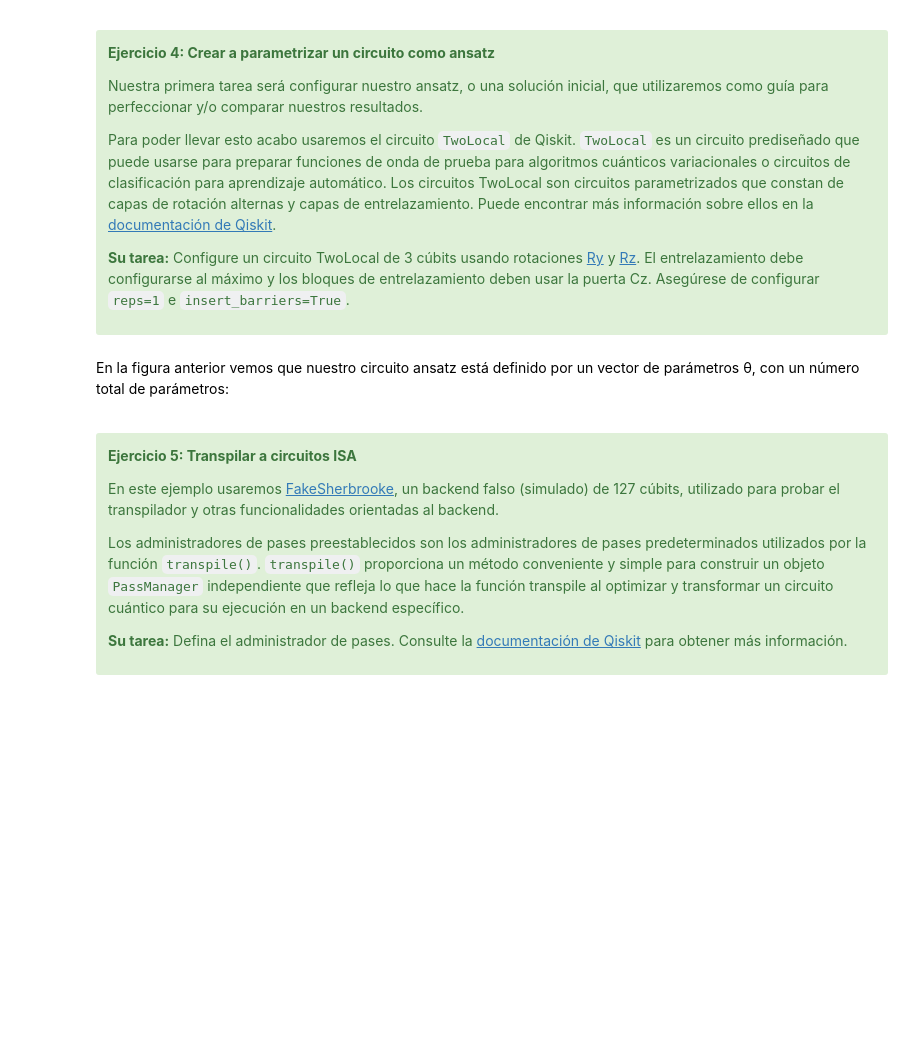
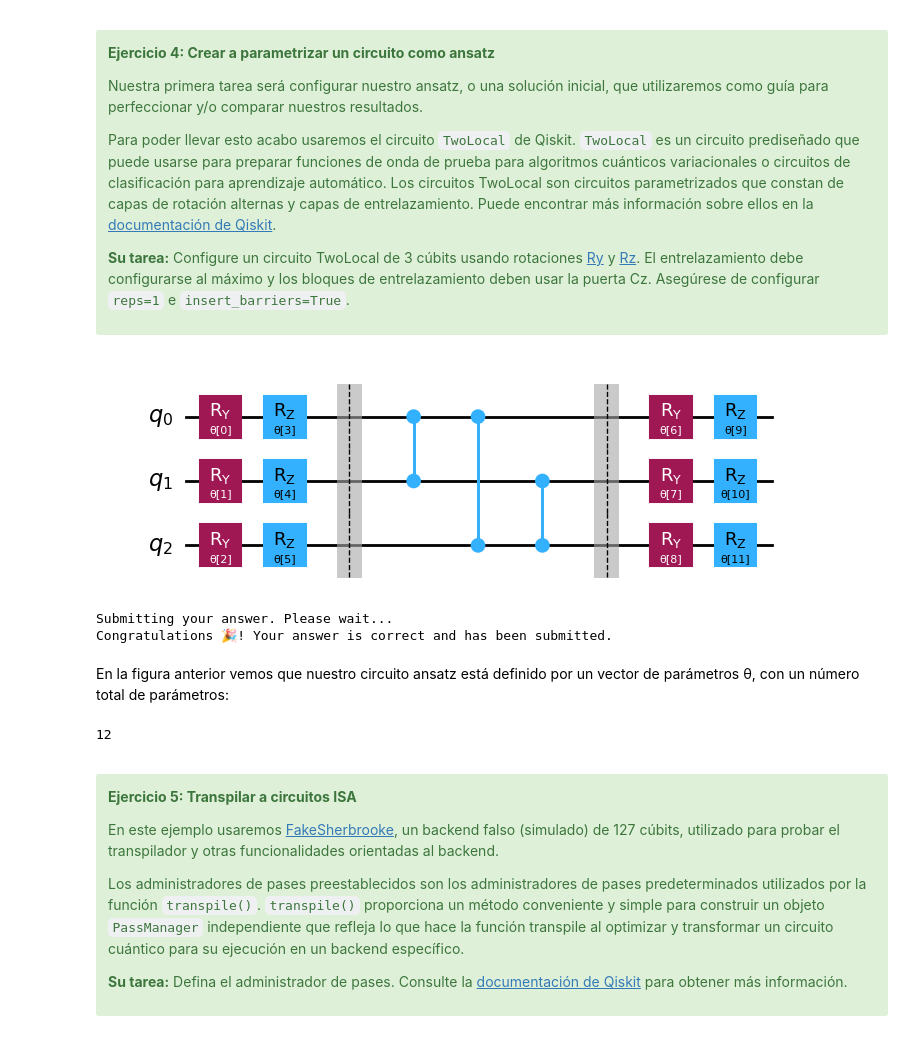
Before and after one commit to qiskit-community/ibm-quantum-challenge-2024, a Jupyter notebook: content/lab_1/lab-1-es.ipynb, the cells around one changed output. Cells and saved outputs as stored; diff of their text form; code cells hidden in the pictures; blank space fills up the shorter version.

```diff
--- a/content/lab_1/lab-1-es.ipynb
+++ b/content/lab_1/lab-1-es.ipynb
@@ -251,25 +308,37 @@ Para poder llevar esto acabo usaremos el circuito `TwoLocal` de Qiskit. `TwoLoca
 
 </div>
 # %%
-num_cúbits = #Añada su código aquí
-rotation_blocks = #Añada su código aquí
-entanglement_blocks = #Añada su código aquí
-entanglement = #Añada su código aquí
+num_qubits = 3
+rotation_blocks = ['ry', 'rz']
+entanglement_blocks = 'cz'
+entanglement = 'full'
 
-ansatz = #Añada su código aquí
+ansatz = TwoLocal(num_qubits=num_qubits,
+                  rotation_blocks=rotation_blocks,
+                  entanglement_blocks=entanglement_blocks,
+                  entanglement=entanglement,
+                  reps=1,
+                  insert_barriers=True)
 
 
-### No cambie el programa más allá de esta línea ###
+### Don't change any code past this line ###
 ansatz.decompose().draw('mpl')
+# %% [output]
+[figure, added]
 # %%
 # Envíe Su respuesta usando el siguiente código
 
-grade_lab1_ex4(num_cúbits, rotation_blocks, entanglement_blocks, entanglement) # Tipo de resultado esperado: int, List[str], str, str
+grade_lab1_ex4(num_qubits, rotation_blocks, entanglement_blocks, entanglement) # Expected result type: int, List[str], str, str
+# %% [output]
+Submitting your answer. Please wait...
+Congratulations 🎉! Your answer is correct and has been submitted.
 # %% [markdown]
 En la figura anterior vemos que nuestro circuito ansatz está definido por un vector de parámetros θ, con un número total de parámetros:
 # %%
 num_params = ansatz.num_parameters
 num_params
+# %% [output]
+12
 # %% [markdown]
 <a id="exercise5"></a>
 <a name="exercise5"></a>
```
Also changed, not shown: parts of 21 cells of this notebook, 3 other files.
